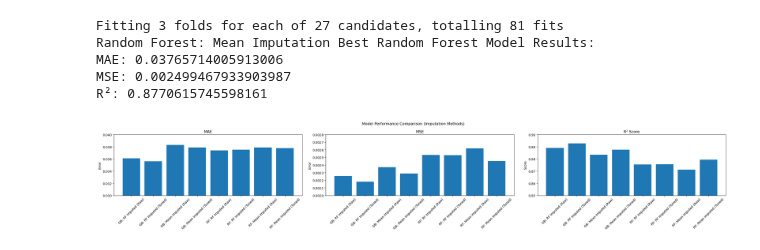
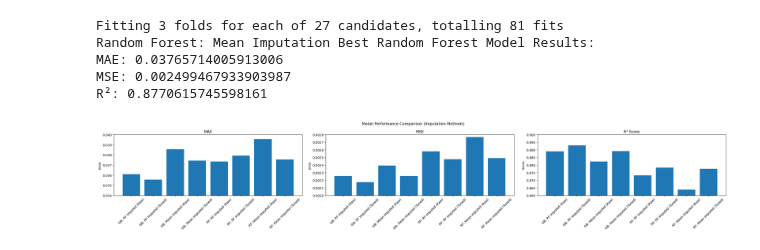
Before and after one commit to Jelles/ML-Model, a Jupyter notebook: missing_data.ipynb, the cells around one changed output. Cells and saved outputs as stored; diff of their text form; code cells hidden in the pictures.

```diff
--- a/missing_data.ipynb
+++ b/missing_data.ipynb
@@ -276,8 +276,7 @@ X_train, X_test, y_train, y_test = train_test_split(X, y, test_size=0.3, random_
 
 # Random Forest Imputation
 full_data = data_for_imputation.copy()
-imputer = IterativeImputer(estimator=RandomForestRegressor(n_estimators=10, random_state=0),
-                           max_iter=10, random_state=0)
+imputer = IterativeImputer(estimator=RandomForestRegressor(n_estimators=10, random_state=0), max_iter=10, random_state=0)
 imputed_data = imputer.fit_transform(full_data)
 data_imputed = pd.DataFrame(imputed_data, columns=full_data.columns)
 X = data_imputed.drop(columns=['sleep_efficiency'])
@@ -318,33 +317,33 @@ evaluate_and_record("GB: Mean Imputed", GradientBoostingRegressor(), X_train, y_
 # Evaluate Random Forest
 evaluate_and_record("RF: RF Imputed", RandomForestRegressor(), X_train_imputed, y_train_imputed, X_test_imputed, y_test_imputed, param_grid_rf)
 evaluate_and_record("RF: Mean Imputed", RandomForestRegressor(), X_train, y_train, X_test, y_test, param_grid_rf)
 
 # Convert results to DataFrame
 results_df = pd.DataFrame(results, columns=["Model", "MAE", "MSE", "R²"])
 
 # Plotting
 fig, axes = plt.subplots(1, 3, figsize=(28, 5))
 fig.suptitle("Model Performance Comparison (Imputation Methods)")
 
 axes[0].bar(results_df["Model"], results_df["MAE"])
 axes[0].set_title("MAE")
 axes[0].set_ylabel("Error")
 axes[0].tick_params(axis='x', rotation=45)
-axes[0].set_ylim(0.03, 0.04)
+axes[0].set_ylim(0.034, 0.04)
 
 axes[1].bar(results_df["Model"], results_df["MSE"])
 axes[1].set_title("MSE")
 axes[1].set_ylabel("Error")
 axes[1].tick_params(axis='x', rotation=45)
 axes[1].set_ylim(0.002, 0.0028)
 
 axes[2].bar(results_df["Model"], results_df["R²"])
 axes[2].set_title("R² Score")
 axes[2].set_ylabel("Score")
 axes[2].tick_params(axis='x', rotation=45)
-axes[2].set_ylim(0.85, 0.90)  # You can adjust this range as needed
+axes[2].set_ylim(0.86, 0.90)  # You can adjust this range as needed
 
 plt.tight_layout()
 plt.show()
 # %% [output]
-[figure, old version]
+[figure, new version]
```
